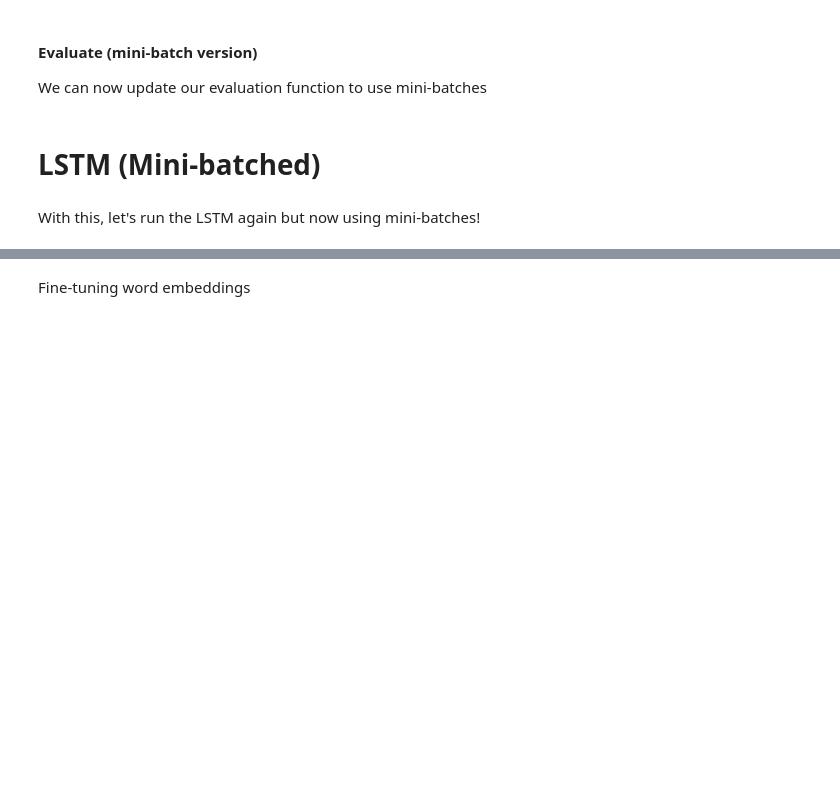
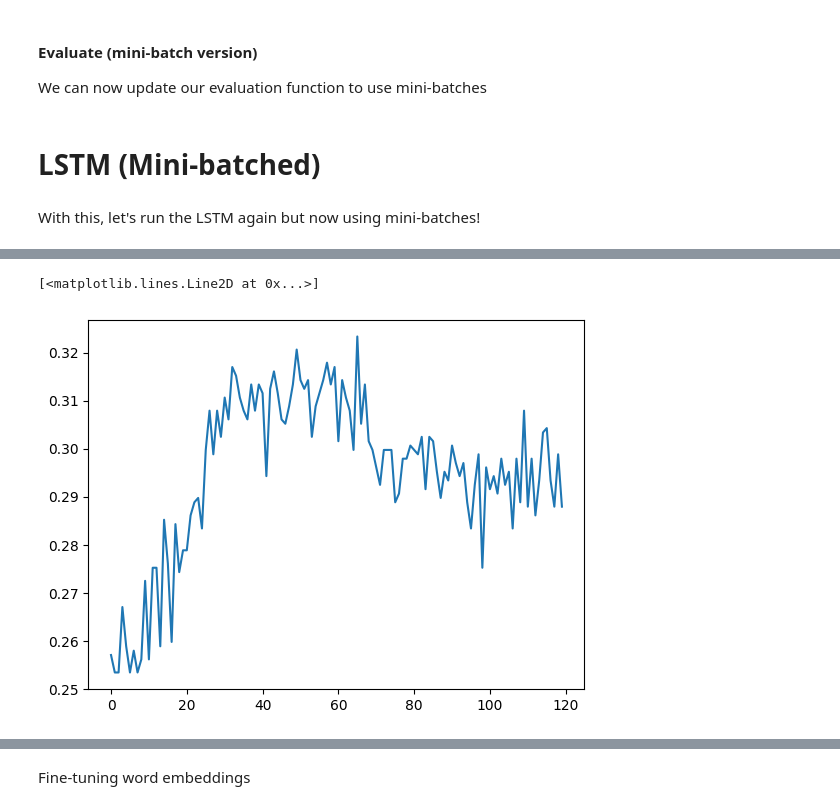
Before and after one commit to stefdewildt/NLP, a Jupyter notebook: NLP1_2025_Practical_2_(student).ipynb, the cells around one changed output, grey strips where cells are left out. Cells and saved outputs as stored; diff of their text form; code cells hidden in the pictures; blank space fills up the shorter version.

```diff
--- a/NLP1_2025_Practical_2_(student).ipynb
+++ b/NLP1_2025_Practical_2_(student).ipynb
@@ -1588,7 +1646,7 @@ lstm_model = lstm_model.to(device)
 batch_size = 25
 optimizer = optim.Adam(lstm_model.parameters(), lr=2e-4)
 
-lstm_losses, lstm_accuracies = train_model(
+lstm_losses_mb, lstm_accuracies_mb = train_model(
     lstm_model, optimizer, num_iterations=30000,
     print_every=250, eval_every=250,
     batch_size=batch_size,
@@ -1598,4 +1674,8 @@ lstm_losses, lstm_accuracies = train_model(
 # %%
 # plot validation accuracy
+plt.plot(lstm_accuracies_mb)
+# %% [output]
+[<matplotlib.lines.Line2D at 0x...>]
+[figure, added]
 # %%
 # plot training loss
```
Also changed, not shown: parts of 37 cells of this notebook.
